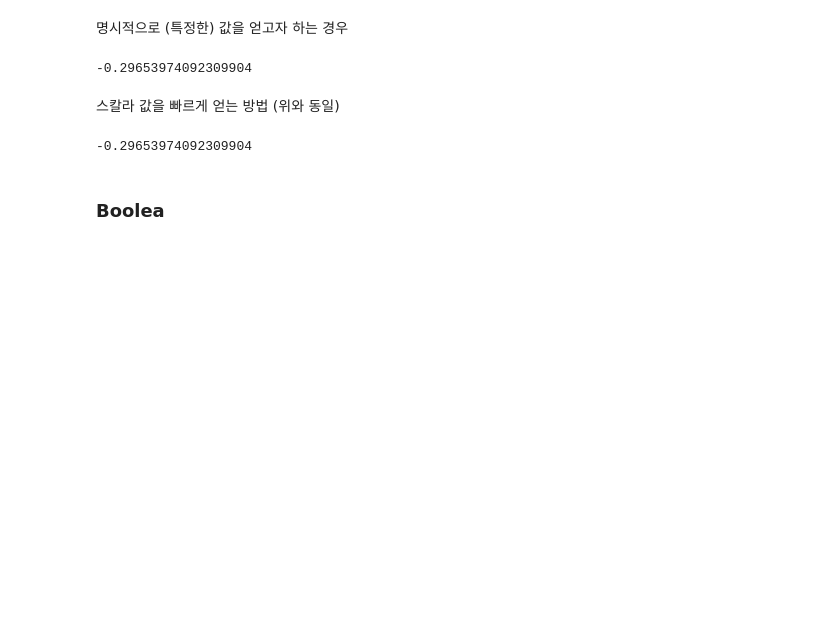
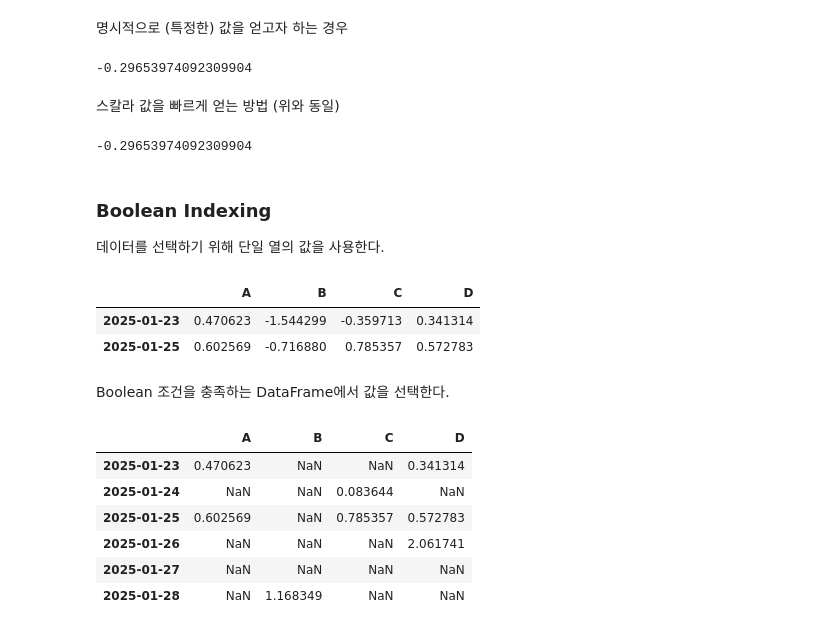
Before and after one commit to vhzkclq0705/jerreda, a Jupyter notebook: notebook/10minutes.ipynb, the cells around one changed output. Drawn from its saved outputs; the diff is of its cells as text; code cells hidden in the pictures; blank space fills up the shorter version.

```diff
--- a/notebook/10minutes.ipynb
+++ b/notebook/10minutes.ipynb
@@ -356,4 +356,24 @@ df.iat[1,1]
 # %% [output]
 -0.29653974092309904
 # %% [markdown]
-### Boolea
+### Boolean Indexing
+
+데이터를 선택하기 위해 단일 열의 값을 사용한다.
+# %%
+df[df.A > 0]
+# %% [output]
+|  | A | B | C | D |
+| 2025-01-23 | 0.470623 | -1.544299 | -0.359713 | 0.341314 |
+| 2025-01-25 | 0.602569 | -0.716880 | 0.785357 | 0.572783 |
+# %% [markdown]
+Boolean 조건을 충족하는 DataFrame에서 값을 선택한다.
+# %%
+df[df > 0]
+# %% [output]
+|  | A | B | C | D |
+| 2025-01-23 | 0.470623 | NaN | NaN | 0.341314 |
+| 2025-01-24 | NaN | NaN | 0.083644 | NaN |
+| 2025-01-25 | 0.602569 | NaN | 0.785357 | 0.572783 |
+| 2025-01-26 | NaN | NaN | NaN | 2.061741 |
+| 2025-01-27 | NaN | NaN | NaN | NaN |
+| 2025-01-28 | NaN | 1.168349 | NaN | NaN |
```
Also changed, not shown: parts of 21 cells of this notebook.
